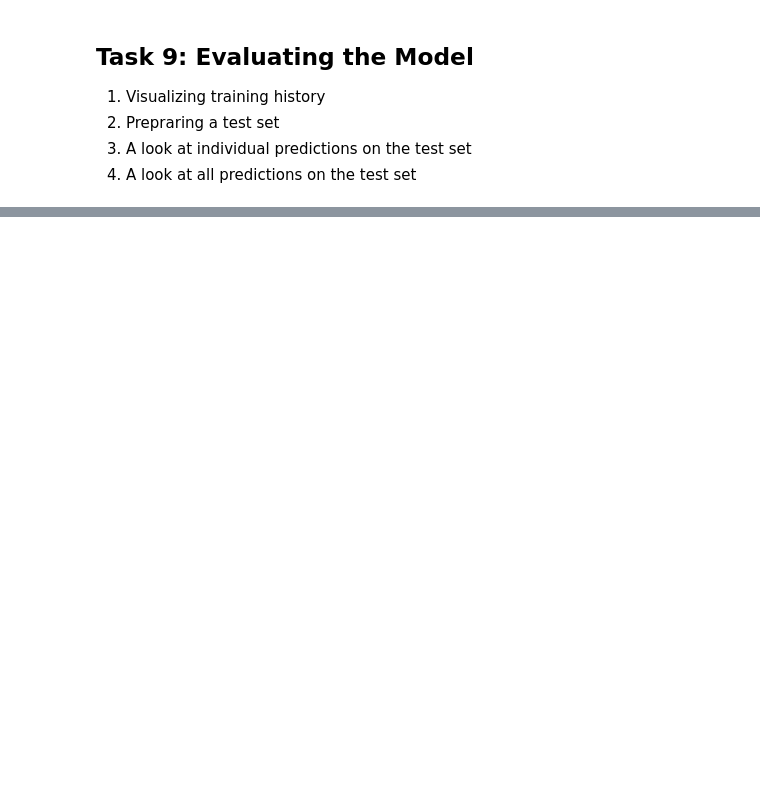
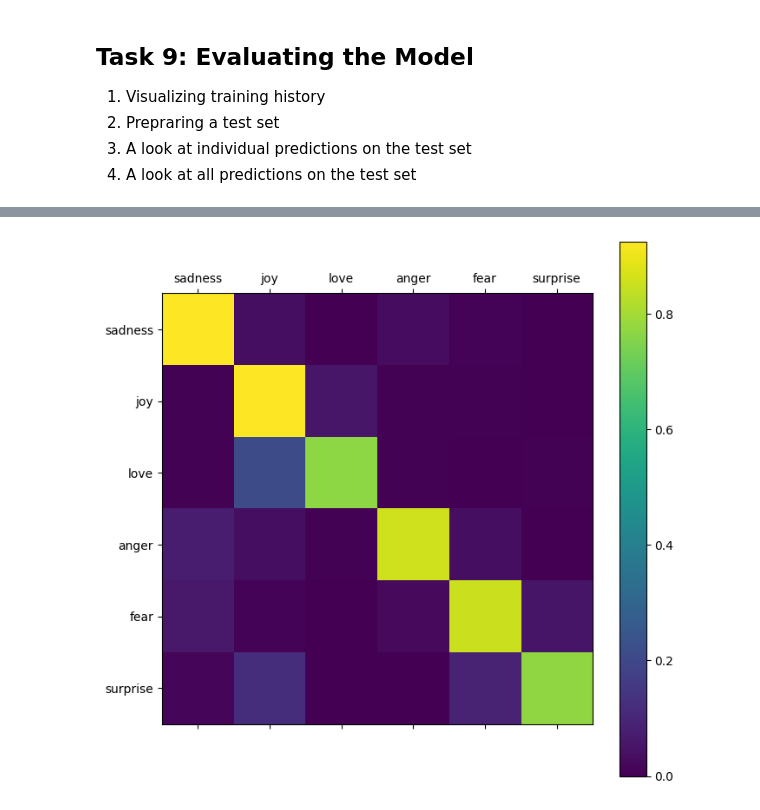
Before and after one commit to Oluwatiseunla/Tensorflow_notebooks, a Jupyter notebook: Tweet_Emotion_Recognition_Learner.ipynb, the cells around one changed output, grey strips where cells are left out. Cells and saved outputs as stored; diff of their text form; code cells hidden in the pictures; blank space fills up the shorter version.

```diff
--- a/Tweet_Emotion_Recognition_Learner.ipynb
+++ b/Tweet_Emotion_Recognition_Learner.ipynb
@@ -106,0 +325,4 @@ print('Using TensorFlow version', tf.__version__)
+# %%
+test_tweet, test_label = get_tweet(test)
+test_seq = get_sequences(tokenizer, test_tweet)
+test_labels = np.array(test_label)
@@ -106,0 +333,2 @@ print('Using TensorFlow version', tf.__version__)
+# %%
+preds = model.predict(test_seq)
@@ -106,0 +337,4 @@ print('Using TensorFlow version', tf.__version__)
+# %%
+show_confusion_matrix(test_labels, preds.argmax(axis =1), label_names)
+# %% [output]
+[figure, added]
```
Also changed, not shown: parts of 30 cells of this notebook.
